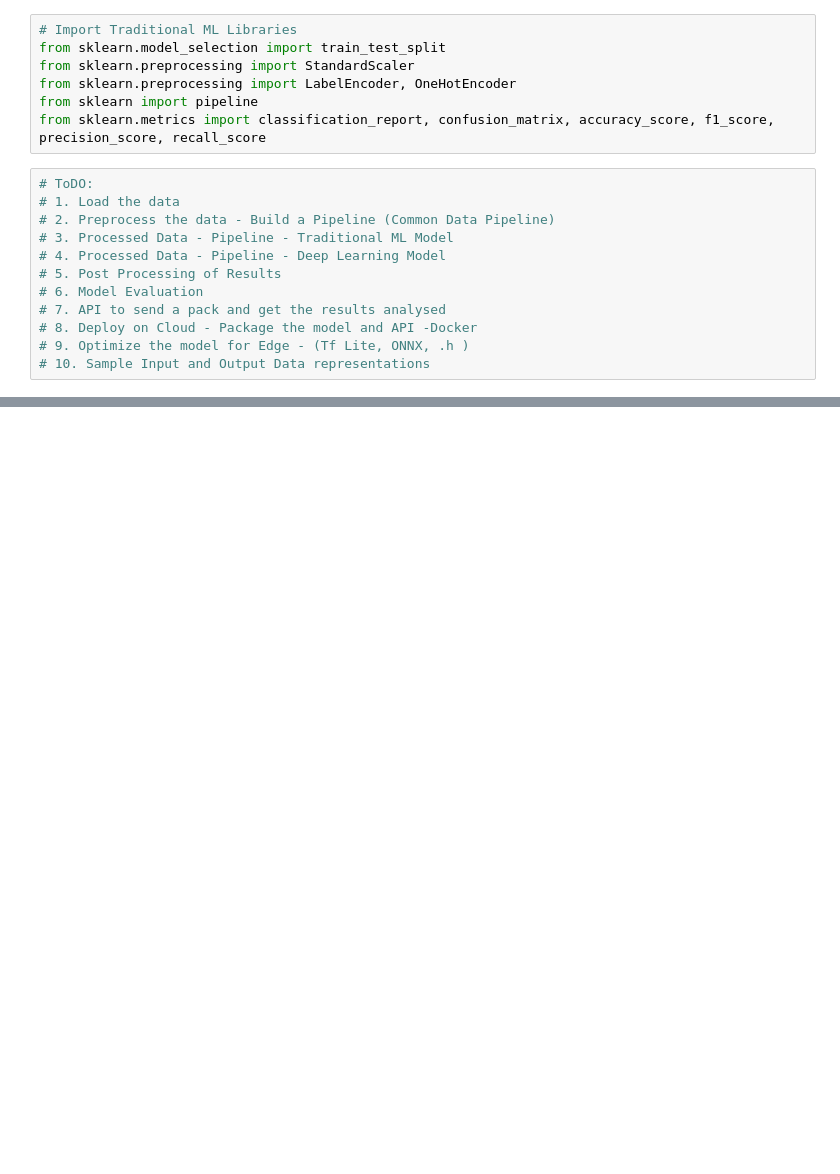
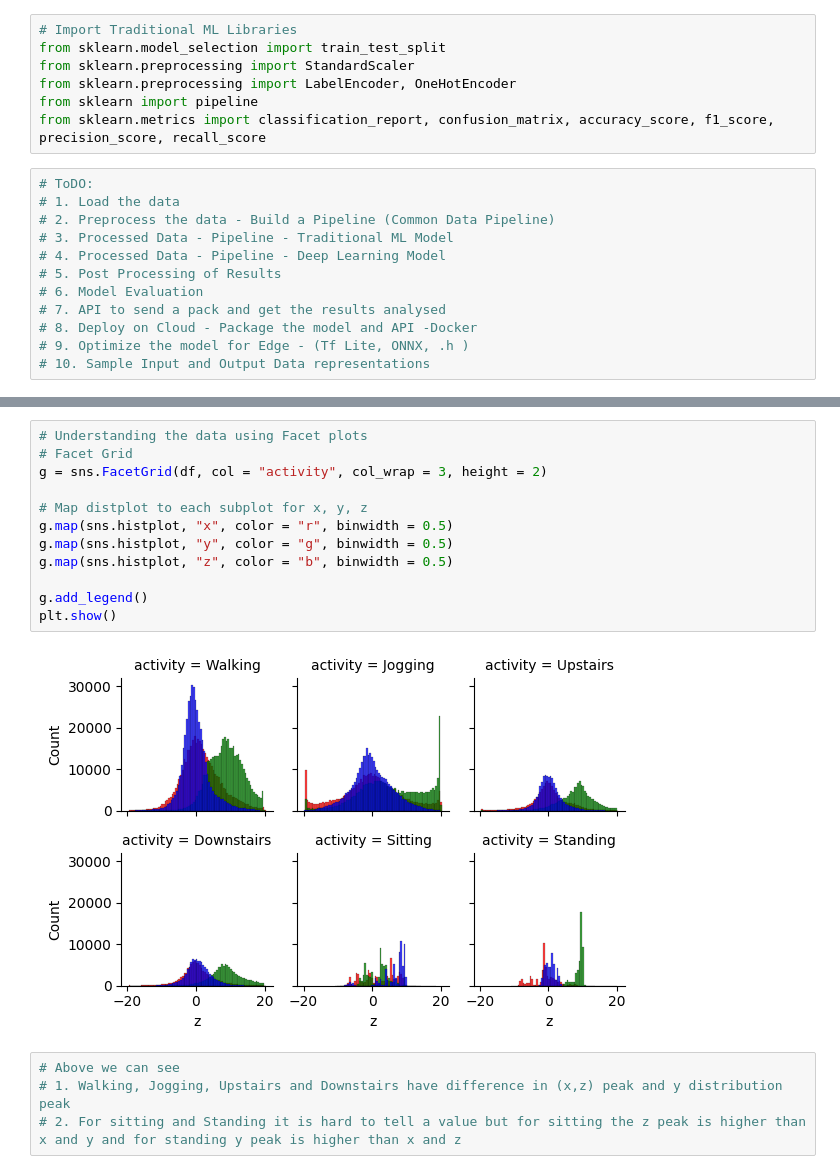
Before and after one commit to udaygirish/time_series_experiments, a Jupyter notebook: exploration.ipynb, the cells around one changed output, grey strips where cells are left out. Drawn from its saved outputs; the diff is of its cells as text; blank space fills up the shorter version.

```diff
--- a/exploration.ipynb
+++ b/exploration.ipynb
@@ -48,0 +166,18 @@ from sklearn.metrics import classification_report, confusion_matrix, accuracy_sc
+# %%
+# Understanding the data using Facet plots
+# Facet Grid
+g = sns.FacetGrid(df, col = "activity", col_wrap = 3, height = 2)
+
+# Map distplot to each subplot for x, y, z
+g.map(sns.histplot, "x", color = "r", binwidth = 0.5)
+g.map(sns.histplot, "y", color = "g", binwidth = 0.5)
+g.map(sns.histplot, "z", color = "b", binwidth = 0.5)
+
+g.add_legend()
+plt.show()
+# %% [output]
+[figure, added]
+# %%
+# Above we can see
+# 1. Walking, Jogging, Upstairs and Downstairs have difference in (x,z) peak and y distribution peak
+# 2. For sitting and Standing it is hard to tell a value but for sitting the z peak is higher than x and y and for standing y peak is higher than x and z
```
Also changed, not shown: parts of 19 cells of this notebook, 2 other files.
